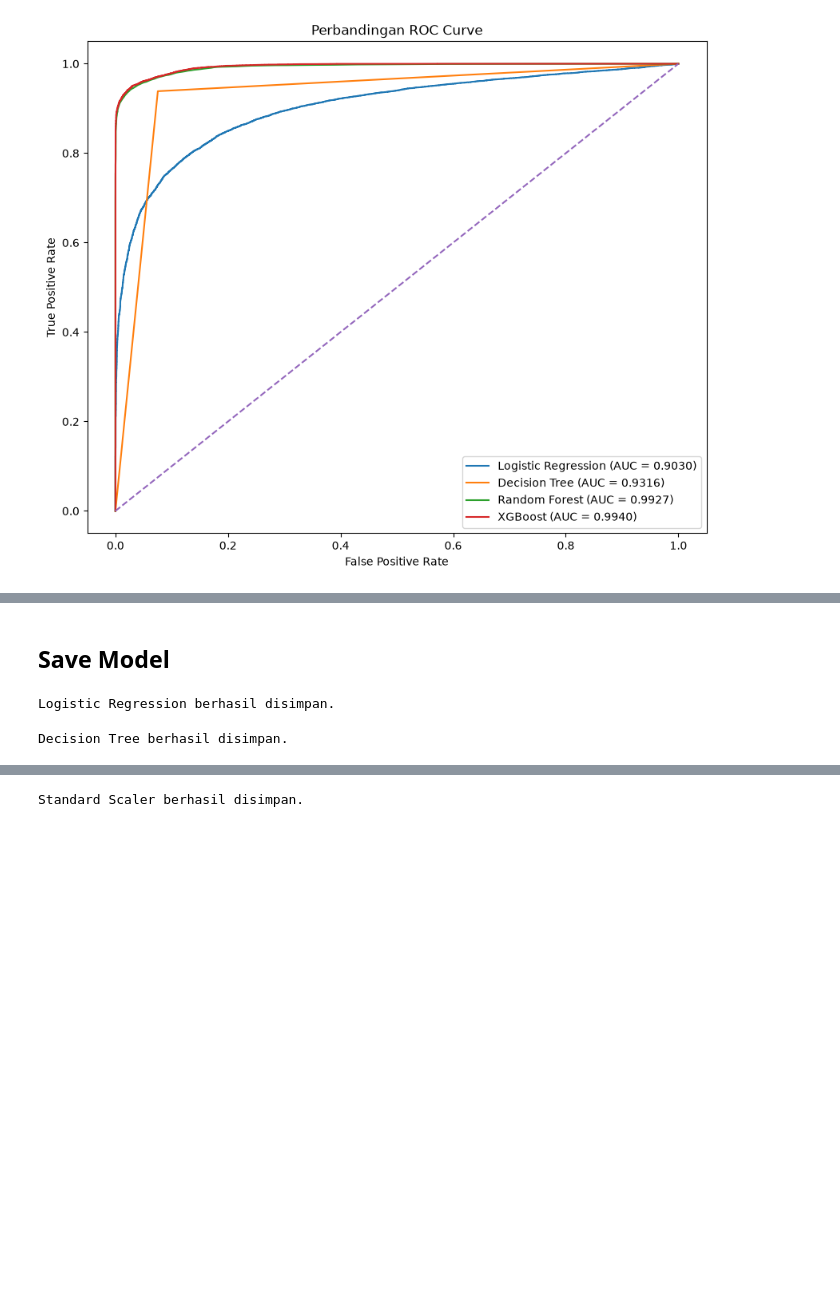
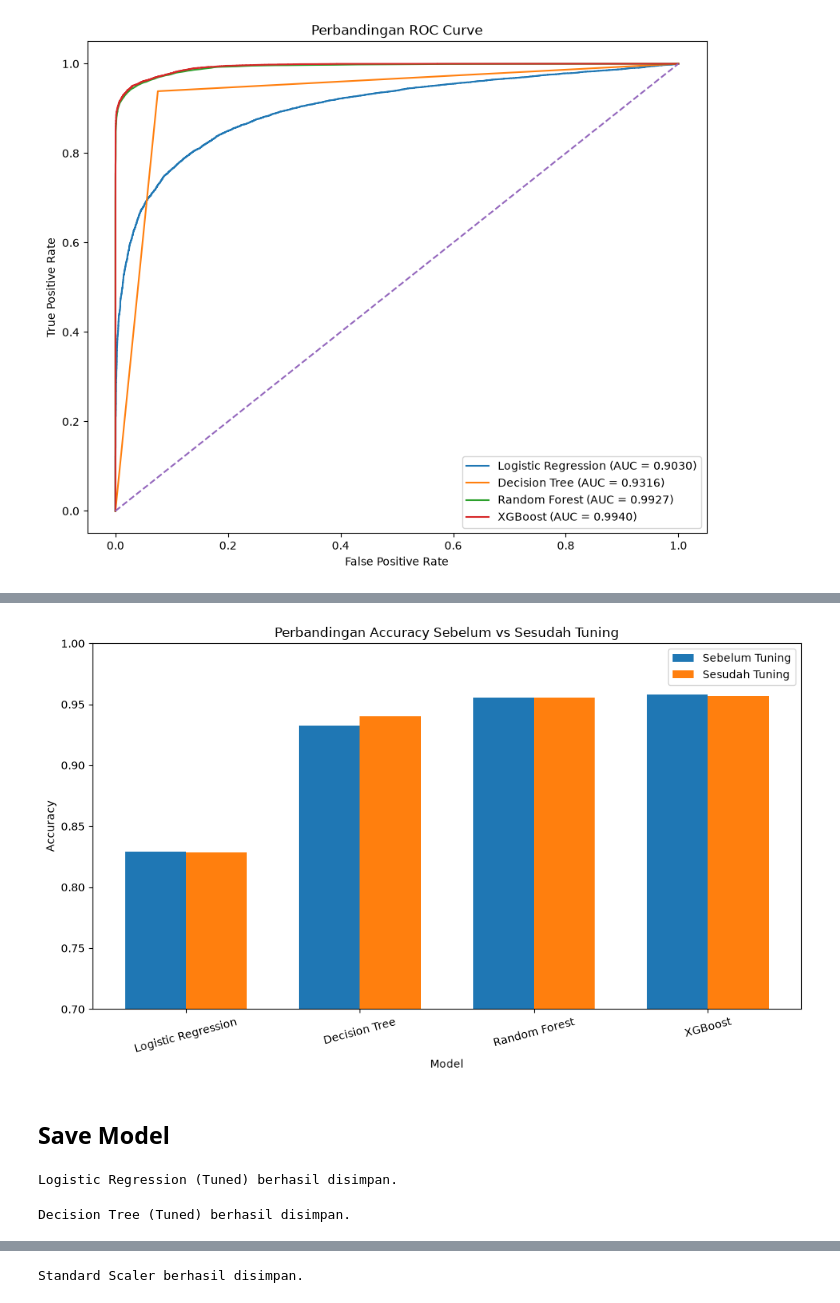
Before and after one commit to anggaadityanu/airline-satisfaction-ml, a Jupyter notebook: notebook/airline_satisfaction.ipynb, the cells around one changed output, grey strips where cells are left out. Cells and saved outputs as stored; diff of their text form; code cells hidden in the pictures; blank space fills up the shorter version.

```diff
--- a/notebook/airline_satisfaction.ipynb
+++ b/notebook/airline_satisfaction.ipynb
@@ -1046,24 +1277,53 @@ Name: count, dtype: int64
+# %%
+before = comparison[['Model', 'Accuracy']].copy()
+before['Kondisi'] = 'Sebelum Tuning'
+
+after = tuned_df[['Model', 'Accuracy (Tuned)']].copy()
+after = after.rename(columns={'Accuracy (Tuned)': 'Accuracy'})
+after['Kondisi'] = 'Sesudah Tuning'
+
+compare_tuning = pd.concat([before, after], ignore_index=True)
+
+plt.figure(figsize=(10, 6))
+
+x = np.arange(len(before))
+width = 0.35
+
+plt.bar(x - width/2, before['Accuracy'], width, label='Sebelum Tuning')
+plt.bar(x + width/2, after['Accuracy'], width, label='Sesudah Tuning')
+
+plt.xlabel('Model')
+plt.ylabel('Accuracy')
+plt.title('Perbandingan Accuracy Sebelum vs Sesudah Tuning')
+plt.xticks(x, before['Model'], rotation=15)
+plt.ylim(0.7, 1.0)
+plt.legend()
+
+plt.tight_layout()
+plt.show()
+# %% [output]
+[figure, added]
 # %% [markdown]
 ## Save Model
 # %%
 import joblib
 # %%
 joblib.dump(
-    logistic_model,
+    best_models['Logistic Regression'],
     "../model/logistic_regression.pkl"
 )
 
-print("Logistic Regression berhasil disimpan.")
+print("Logistic Regression (Tuned) berhasil disimpan.")
 # %% [output]
-Logistic Regression berhasil disimpan.
+Logistic Regression (Tuned) berhasil disimpan.
 # %%
 joblib.dump(
-    decision_tree_model,
+    best_models['Decision Tree'],
     "../model/decision_tree.pkl"
 )
 
-print("Decision Tree berhasil disimpan.")
+print("Decision Tree (Tuned) berhasil disimpan.")
 # %% [output]
-Decision Tree berhasil disimpan.
+Decision Tree (Tuned) berhasil disimpan.
 # %%
 joblib.dump(
```
Also changed, not shown: parts of 22 cells of this notebook, 6 other files.
